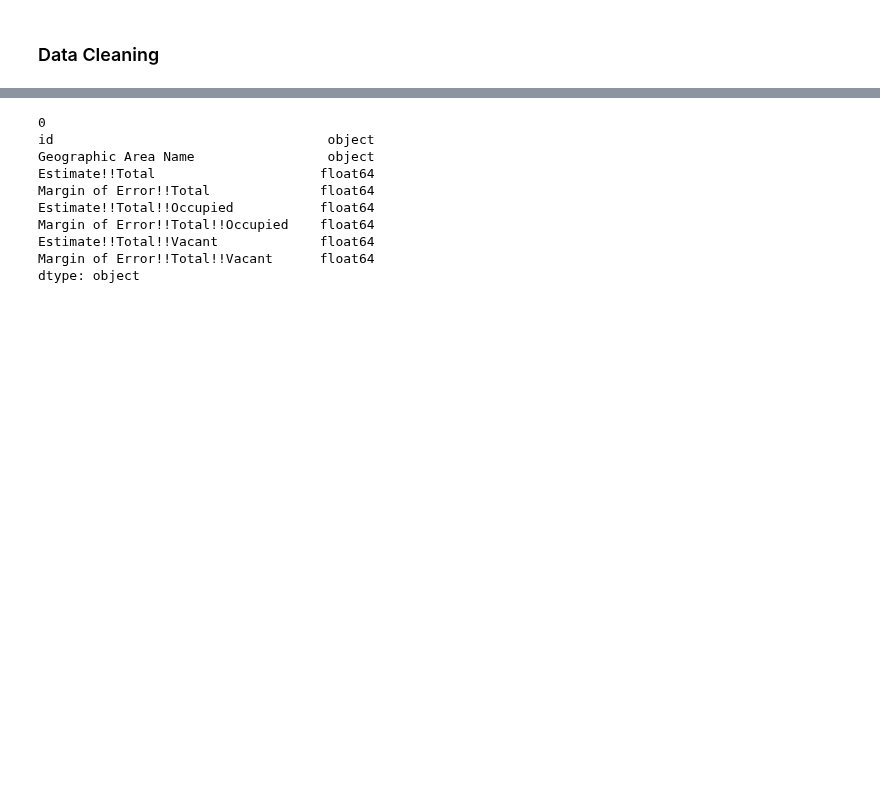
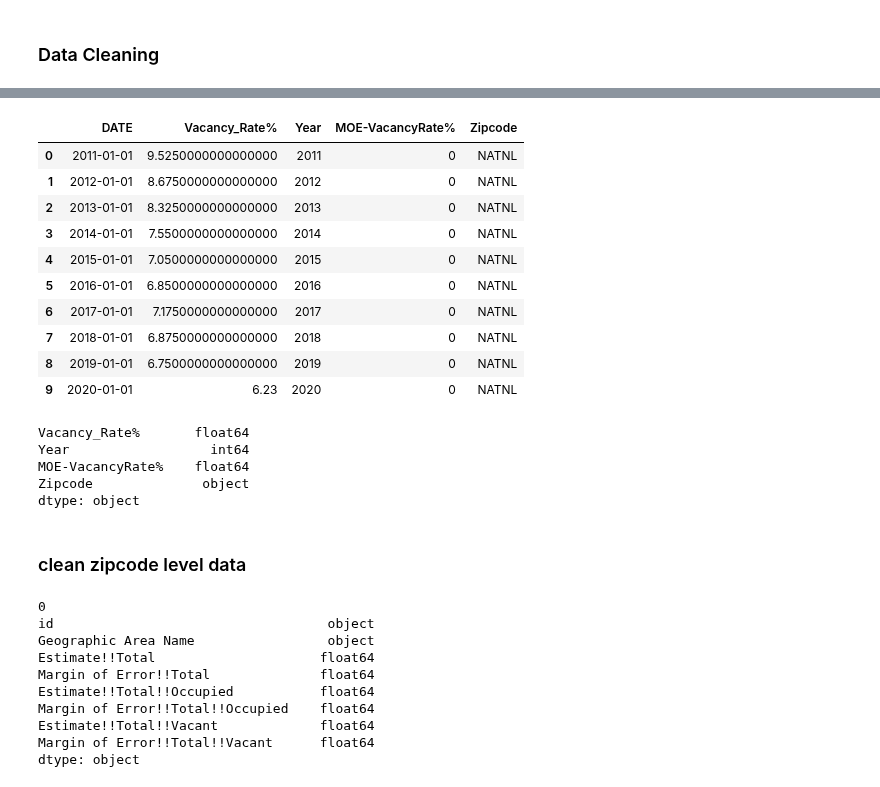
Before and after one commit to jjfrasca/Capstone_2, a Jupyter notebook: notebooks/2.0-jjf-initial-data-wrangling-zipcodeVacancy.ipynb, the cells around one changed output, grey strips where cells are left out. Saved outputs shown, nothing was run; the diff lists cells and outputs as text; code cells hidden in the pictures; blank space fills up the shorter version.

Commit message:
concat national data with zipcode data

```diff
--- a/notebooks/2.0-jjf-initial-data-wrangling-zipcodeVacancy.ipynb
+++ b/notebooks/2.0-jjf-initial-data-wrangling-zipcodeVacancy.ipynb
@@ -47,6 +47,7 @@ df_2017 = pd.read_csv('ACSDT5Y2017.B25002_data_with_overlays_2020-08-24T093201.c
 df_2018 = pd.read_csv('ACSDT5Y2018.B25002_data_with_overlays_2020-08-24T093201.csv')
 
 df_2011col = pd.read_csv('ACSDT5Y2011.B25002_metadata_2020-08-24T093201.csv')
+vacancy_rate_natnl_2011_19 = pd.read_csv('/Users/josephfrasca/Coding_Stuff/Springboard/Capstone_2/data/raw/Vacancy_Rate_Natnl_2011-2019.csv')
 # %%
 df_2011.head()
 # %% [output]
@@ -124,0 +141,24 @@ dtype: object
+# %%
+#add year column
+vacancy_rate_natnl_2011_19['Year'] = ['2011', '2012', '2013', '2014', '2015', '2016', '2017', '2018', '2019', '2020']
+#add 2020 current data for vacancy rate
+vacancy_rate_natnl_2011_19.RRVRUSQ156N[9] = 6.23
+#rename vacancy rate column
+vacancy_rate_natnl_2011_19 = vacancy_rate_natnl_2011_19.rename(columns = {'RRVRUSQ156N' : 'Vacancy_Rate%'})
+#input Margins of Error = 0
+vacancy_rate_natnl_2011_19['MOE-VacancyRate%'] = 0
+#change zipcode column to show it's the national data
+vacancy_rate_natnl_2011_19['Zipcode'] = 'NATNL'
+vacancy_rate_natnl_2011_19
+# %% [output]
+|  | DATE | Vacancy_Rate% | Year | MOE-VacancyRate% | Zipcode |
+| 0 | 2011-01-01 | 9.5250000000000000 | 2011 | 0 | NATNL |
+| 1 | 2012-01-01 | 8.6750000000000000 | 2012 | 0 | NATNL |
+| 2 | 2013-01-01 | 8.3250000000000000 | 2013 | 0 | NATNL |
+| 3 | 2014-01-01 | 7.5500000000000000 | 2014 | 0 | NATNL |
+| 4 | 2015-01-01 | 7.0500000000000000 | 2015 | 0 | NATNL |
+| 5 | 2016-01-01 | 6.8500000000000000 | 2016 | 0 | NATNL |
+| 6 | 2017-01-01 | 7.1750000000000000 | 2017 | 0 | NATNL |
+| 7 | 2018-01-01 | 6.8750000000000000 | 2018 | 0 | NATNL |
+| 8 | 2019-01-01 | 6.7500000000000000 | 2019 | 0 | NATNL |
+| 9 | 2020-01-01 | 6.23 | 2020 | 0 | NATNL |
@@ -124,0 +168,10 @@ dtype: object
+# %%
+#match dtypes for merging later
+vacancy_rate_natnl_2011_19 = vacancy_rate_natnl_2011_19.astype({'Vacancy_Rate%':'float', 'Year':'int', 'MOE-VacancyRate%':'float'})
+vacancy_rate_natnl_2011_19.dtypes
+# %% [output]
+Vacancy_Rate%       float64
+Year                  int64
+MOE-VacancyRate%    float64
+Zipcode              object
+dtype: object
@@ -125,3 +181,5 @@ dtype: object
+# %% [markdown]
+### clean zipcode level data
 # %%
 #convert dtype object to float
 df_2011[['Estimate!!Total', 'Margin of Error!!Total', 'Estimate!!Total!!Occupied', 'Margin of Error!!Total!!Occupied', 'Estimate!!Total!!Vacant', 'Margin of Error!!Total!!Vacant']] = df_2011[['Estimate!!Total', 'Margin of Error!!Total', 'Estimate!!Total!!Occupied', 'Margin of Error!!Total!!Occupied', 'Estimate!!Total!!Vacant', 'Margin of Error!!Total!!Vacant']].astype('float')
```
Also changed, not shown: parts of 13 cells of this notebook.
